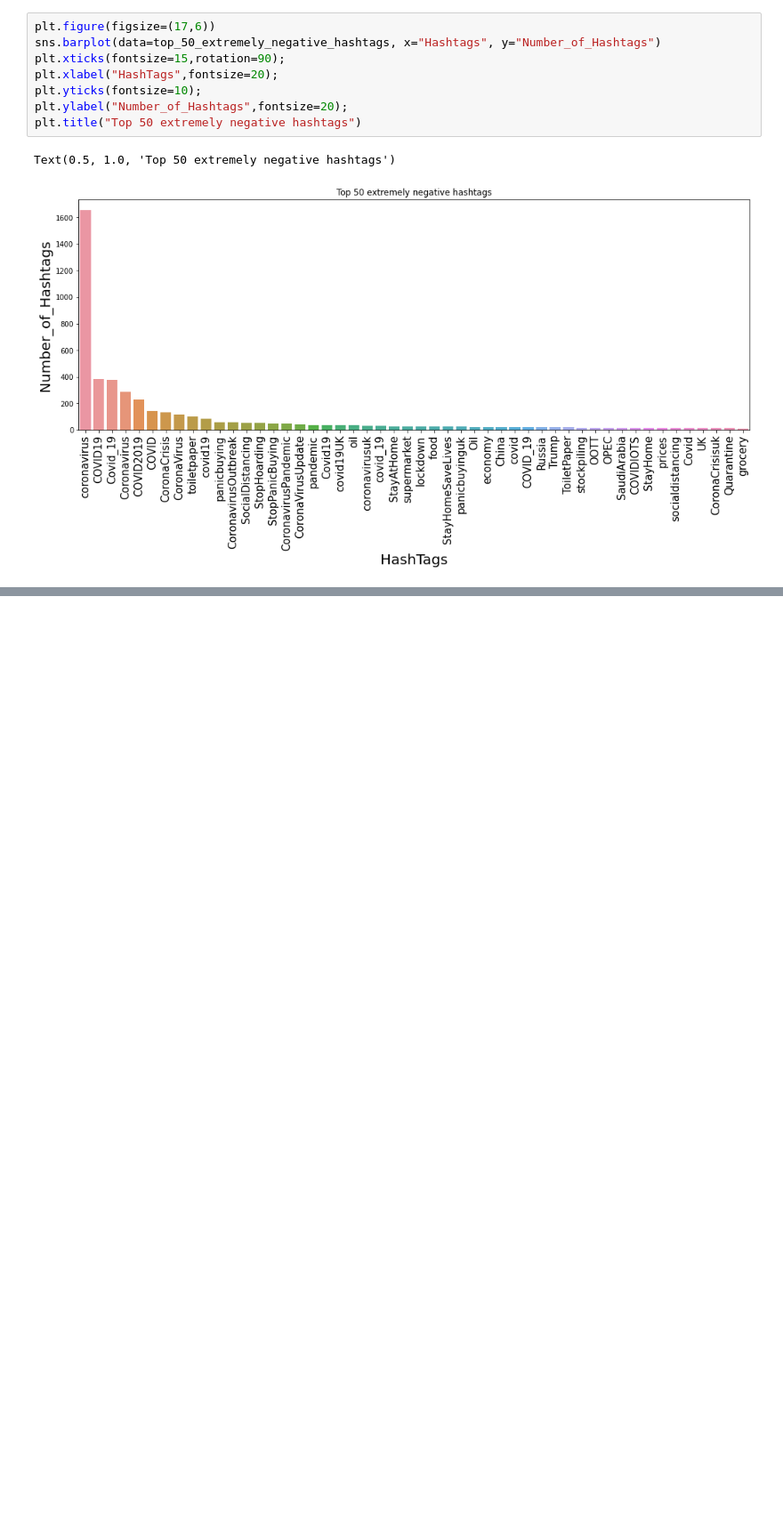
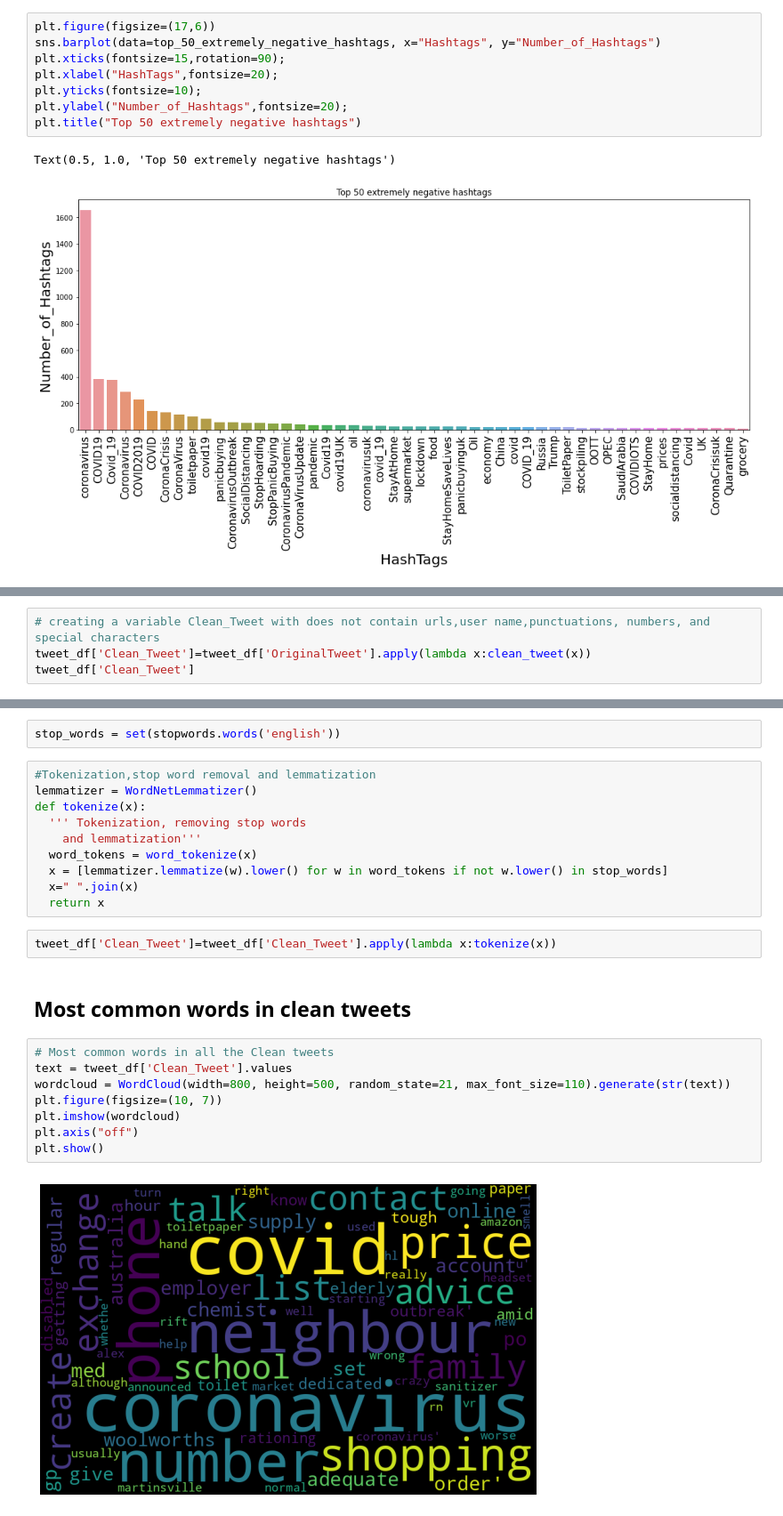
Before and after one commit to mukteshsingh95/Coronavirus-Tweet-Sentiment, a Jupyter notebook: Coronavirus_Tweet_Sentiment.ipynb, the cells around one changed output, grey strips where cells are left out. Shown at 89% size. Saved outputs shown, nothing was run; the diff lists cells and outputs as text; blank space fills up the shorter version.

```diff
--- a/Coronavirus_Tweet_Sentiment.ipynb
+++ b/Coronavirus_Tweet_Sentiment.ipynb
@@ -888,0 +908,4 @@ Text(0.5, 1.0, 'Top 50 extremely negative hashtags')
+# %%
+# creating a variable Clean_Tweet with does not contain urls,user name,punctuations, numbers, and special characters
+tweet_df['Clean_Tweet']=tweet_df['OriginalTweet'].apply(lambda x:clean_tweet(x))
+tweet_df['Clean_Tweet']
@@ -888,0 +925,26 @@ Text(0.5, 1.0, 'Top 50 extremely negative hashtags')
+# %%
+stop_words = set(stopwords.words('english'))
+# %%
+#Tokenization,stop word removal and lemmatization
+lemmatizer = WordNetLemmatizer()
+def tokenize(x):
+  ''' Tokenization, removing stop words
+    and lemmatization'''
+  word_tokens = word_tokenize(x)
+  x = [lemmatizer.lemmatize(w).lower() for w in word_tokens if not w.lower() in stop_words]
+  x=" ".join(x)
+  return x
+# %%
+tweet_df['Clean_Tweet']=tweet_df['Clean_Tweet'].apply(lambda x:tokenize(x))
+# %% [markdown]
+## **Most common words in clean tweets**
+# %%
+# Most common words in all the Clean tweets
+text = tweet_df['Clean_Tweet'].values
+wordcloud = WordCloud(width=800, height=500, random_state=21, max_font_size=110).generate(str(text))
+plt.figure(figsize=(10, 7))
+plt.imshow(wordcloud)
+plt.axis("off")
+plt.show()
+# %% [output]
+[figure, added]
```
Also changed, not shown: parts of 101 cells of this notebook.
